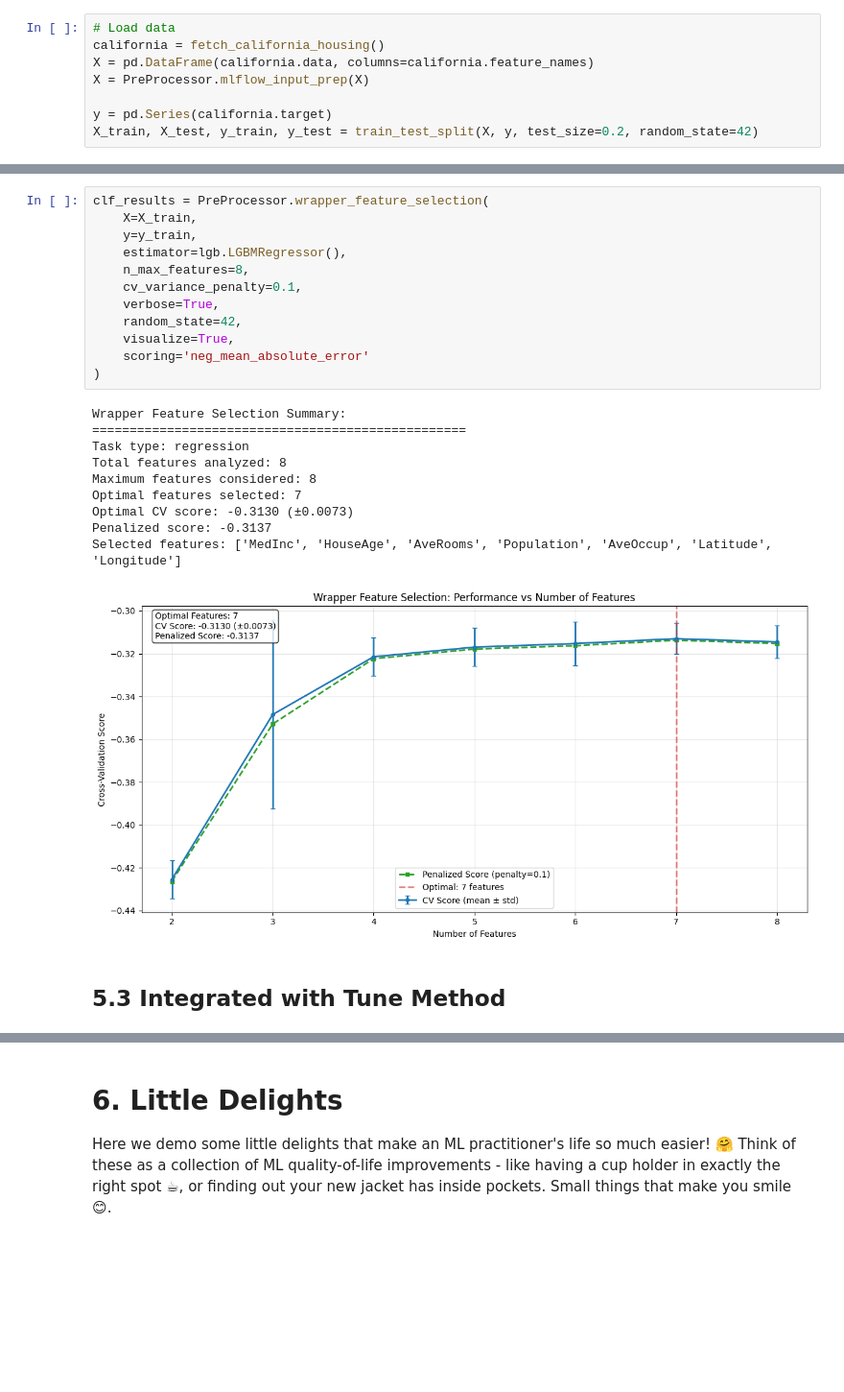
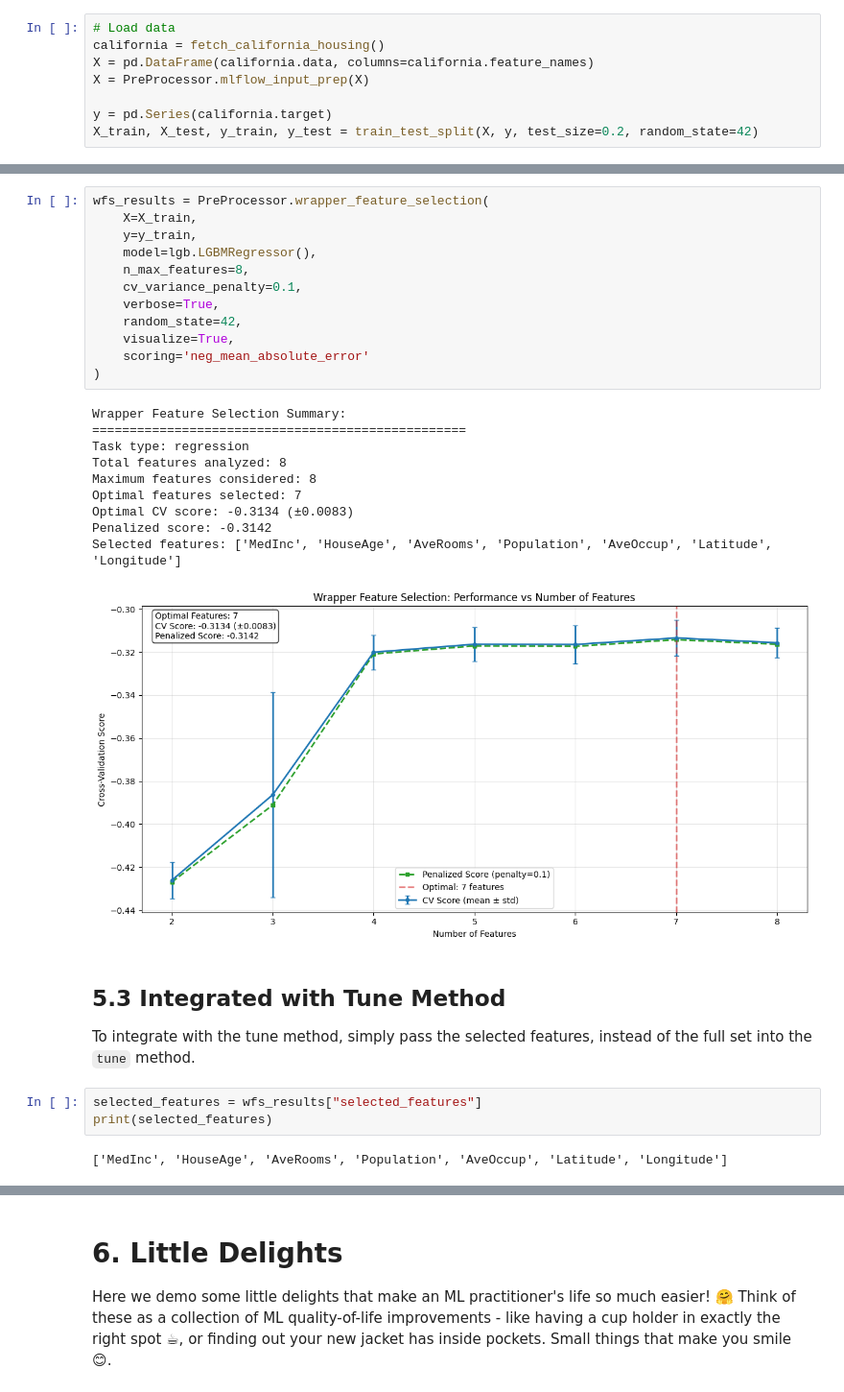
Before and after one commit to MenaWANG/mlarena, a Jupyter notebook: examples/2.advanced_usage.ipynb, the cells around one changed output, grey strips where cells are left out. Shown at 96% size. Cells and saved outputs as stored; diff of their text form; blank space fills up the shorter version.

```diff
--- a/examples/2.advanced_usage.ipynb
+++ b/examples/2.advanced_usage.ipynb
@@ -939,25 +926,32 @@ Selected features: ['MedInc', 'HouseAge', 'AveRooms', 'Population', 'AveOccup',
 # %%
-clf_results = PreProcessor.wrapper_feature_selection(
+wfs_results = PreProcessor.wrapper_feature_selection(
     X=X_train,
     y=y_train,
-    estimator=lgb.LGBMRegressor(),
+    model=lgb.LGBMRegressor(),
     n_max_features=8,
     cv_variance_penalty=0.1,
     verbose=True,
     random_state=42,
     visualize=True,
     scoring='neg_mean_absolute_error'
 )
 # %% [output]
 Wrapper Feature Selection Summary:
 ==================================================
 Task type: regression
 Total features analyzed: 8
 Maximum features considered: 8
 Optimal features selected: 7
-Optimal CV score: -0.3130 (±0.0073)
-Penalized score: -0.3137
+Optimal CV score: -0.3134 (±0.0083)
+Penalized score: -0.3142
 Selected features: ['MedInc', 'HouseAge', 'AveRooms', 'Population', 'AveOccup', 'Latitude', 'Longitude']
-[figure, old version]
+[figure, new version]
-# %% [markdown]
-## 5.3 Integrated with Tune Method
+# %% [markdown]
+## 5.3 Integrated with Tune Method
+
+To integrate with the tune method, simply pass the selected features, instead of the full set into the `tune` method.
+# %%
+selected_features = wfs_results["selected_features"]
+print(selected_features)
+# %% [output]
+['MedInc', 'HouseAge', 'AveRooms', 'Population', 'AveOccup', 'Latitude', 'Longitude']
```
Also changed, not shown: parts of 14 cells of this notebook, 4 other files.
